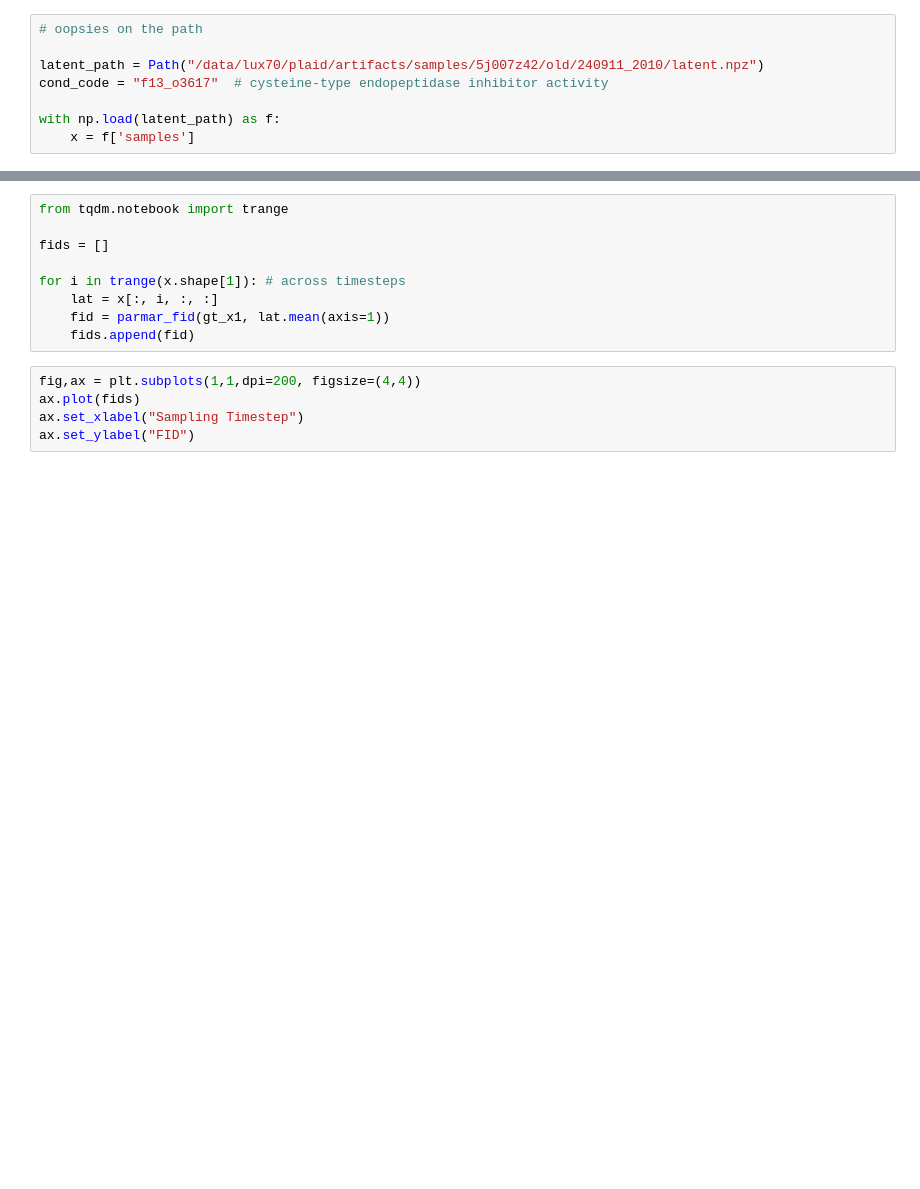
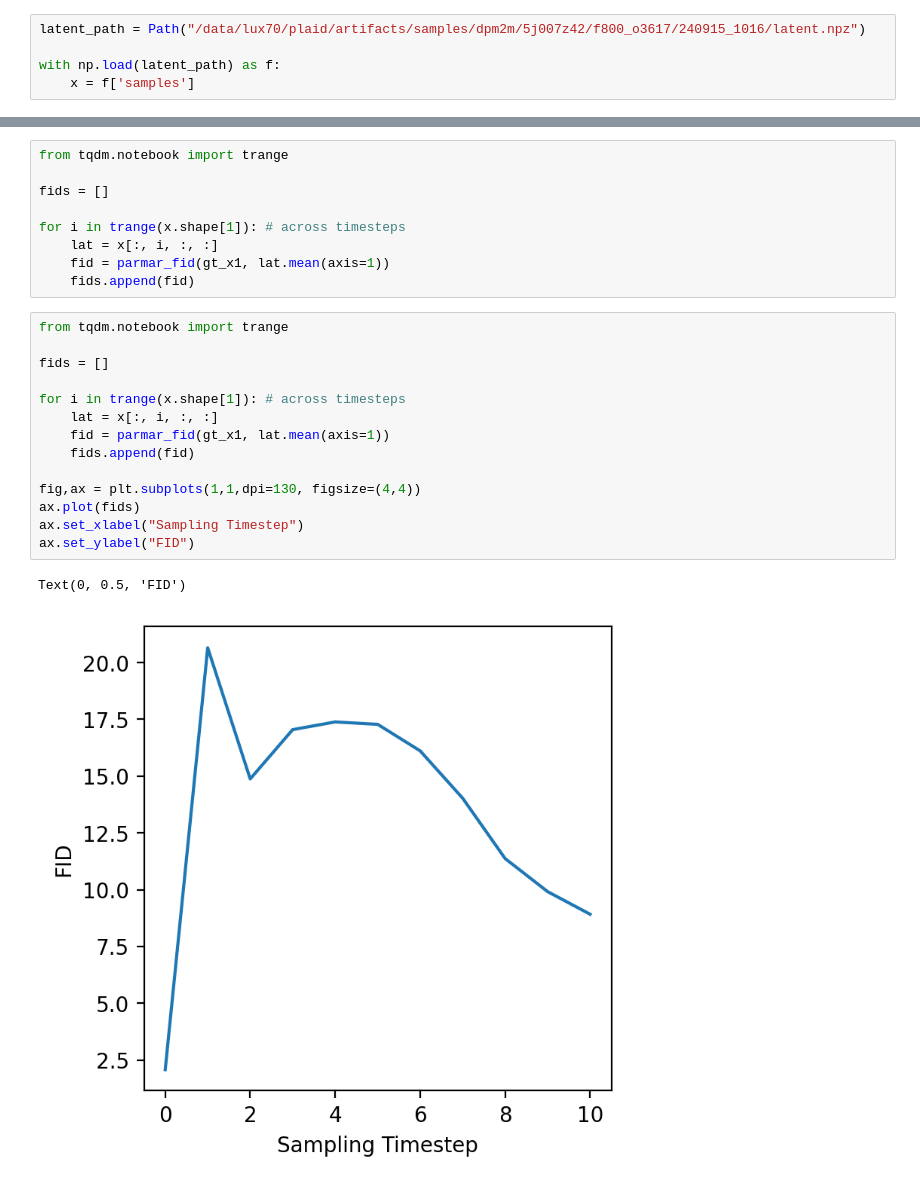
Before and after one commit to amyxlu/plaid-dev-distributed, a Jupyter notebook: notebooks/FIGURE_conditional_FID.ipynb, the cells around one changed output, grey strips where cells are left out. Saved outputs shown, nothing was run; the diff lists cells and outputs as text; blank space fills up the shorter version.

```diff
--- a/notebooks/FIGURE_conditional_FID.ipynb
+++ b/notebooks/FIGURE_conditional_FID.ipynb
@@ -238,8 +273,5 @@ combined_df.to_csv("~/cond_fid_tmp.csv", sep=",")
 # %%
-# oopsies on the path
-
-latent_path = Path("/data/lux70/plaid/artifacts/samples/5j007z42/old/240911_2010/latent.npz")
-cond_code = "f13_o3617"  # cysteine-type endopeptidase inhibitor activity
+latent_path = Path("/data/lux70/plaid/artifacts/samples/dpm2m/5j007z42/f800_o3617/240915_1016/latent.npz")
 
 with np.load(latent_path) as f:
     x = f['samples']
@@ -257,8 +293,20 @@ for i in trange(x.shape[1]): # across timesteps
     fid = parmar_fid(gt_x1, lat.mean(axis=1))
     fids.append(fid)
 # %%
-fig,ax = plt.subplots(1,1,dpi=200, figsize=(4,4))
+from tqdm.notebook import trange
+
+fids = []
+
+for i in trange(x.shape[1]): # across timesteps
+    lat = x[:, i, :, :]
+    fid = parmar_fid(gt_x1, lat.mean(axis=1))
+    fids.append(fid)
+
+fig,ax = plt.subplots(1,1,dpi=130, figsize=(4,4))
 ax.plot(fids)
 ax.set_xlabel("Sampling Timestep")
 ax.set_ylabel("FID")
+# %% [output]
+Text(0, 0.5, 'FID')
+[figure, added]
 # %%
```
Also changed, not shown: parts of 19 cells of this notebook, 2 other files.
